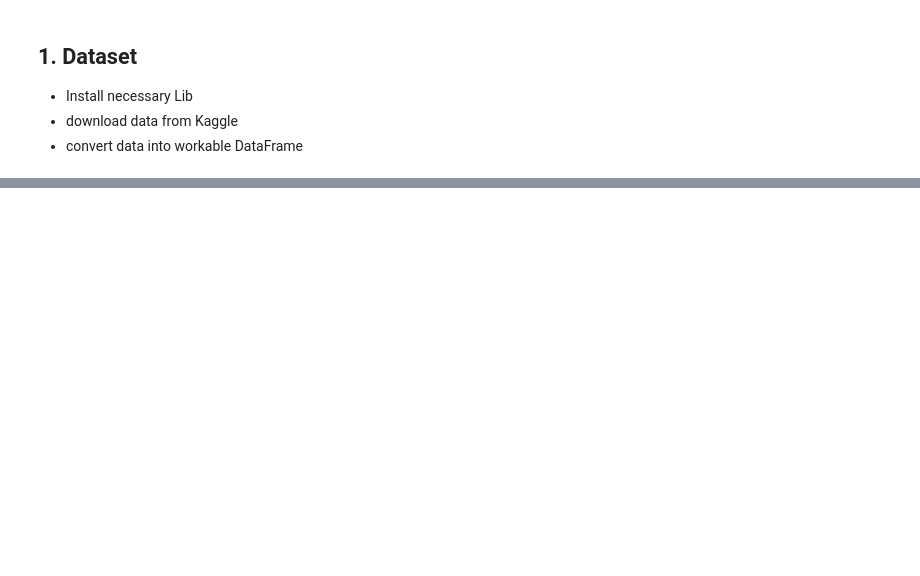
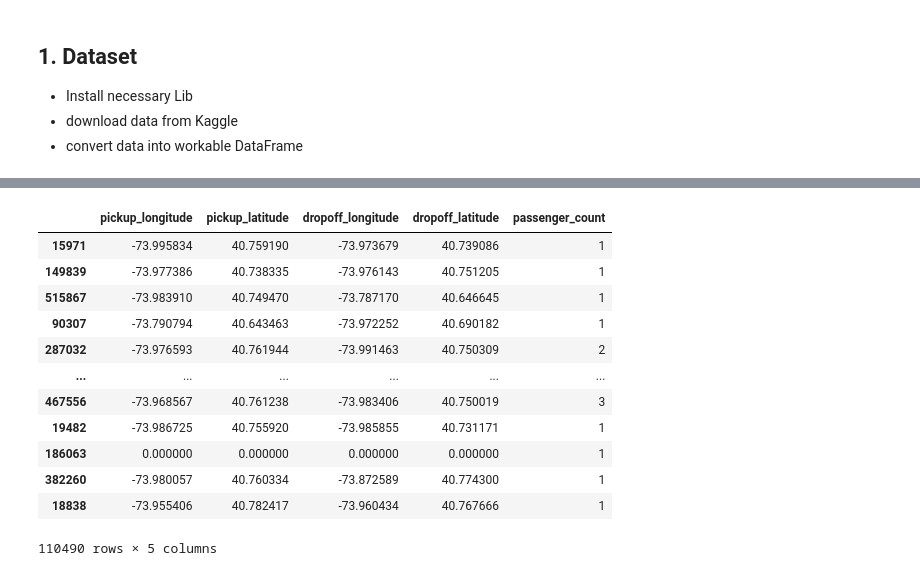
Before and after one commit to numustafa/ML-Projects-, a Jupyter notebook: Google Cloud Kaggle Competition/notebook.ipynb, the cells around one changed output, grey strips where cells are left out. Saved outputs shown, nothing was run; the diff lists cells and outputs as text; code cells hidden in the pictures; blank space fills up the shorter version.

```diff
--- a/Google Cloud Kaggle Competition/notebook.ipynb
+++ b/Google Cloud Kaggle Competition/notebook.ipynb
@@ -20,0 +352,20 @@ In this project, I will be using my skills in Data Analysis and concepts of Mach
+# %%
+# validation input & target
+X_val = val_df[input_cols]
+y_val = val_df[target_col]
+# %%
+X_val
+# %% [output]
+|  | pickup_longitude | pickup_latitude | dropoff_longitude | dropoff_latitude | passenger_count |
+| 15971 | -73.995834 | 40.759190 | -73.973679 | 40.739086 | 1 |
+| 149839 | -73.977386 | 40.738335 | -73.976143 | 40.751205 | 1 |
+| 515867 | -73.983910 | 40.749470 | -73.787170 | 40.646645 | 1 |
+| 90307 | -73.790794 | 40.643463 | -73.972252 | 40.690182 | 1 |
+| 287032 | -73.976593 | 40.761944 | -73.991463 | 40.750309 | 2 |
+| ... | ... | ... | ... | ... | ... |
+| 467556 | -73.968567 | 40.761238 | -73.983406 | 40.750019 | 3 |
+| 19482 | -73.986725 | 40.755920 | -73.985855 | 40.731171 | 1 |
+| 186063 | 0.000000 | 0.000000 | 0.000000 | 0.000000 | 1 |
+| 382260 | -73.980057 | 40.760334 | -73.872589 | 40.774300 | 1 |
+| 18838 | -73.955406 | 40.782417 | -73.960434 | 40.767666 | 1 |
+110490 rows × 5 columns
```
Also changed, not shown: parts of 80 cells of this notebook.
